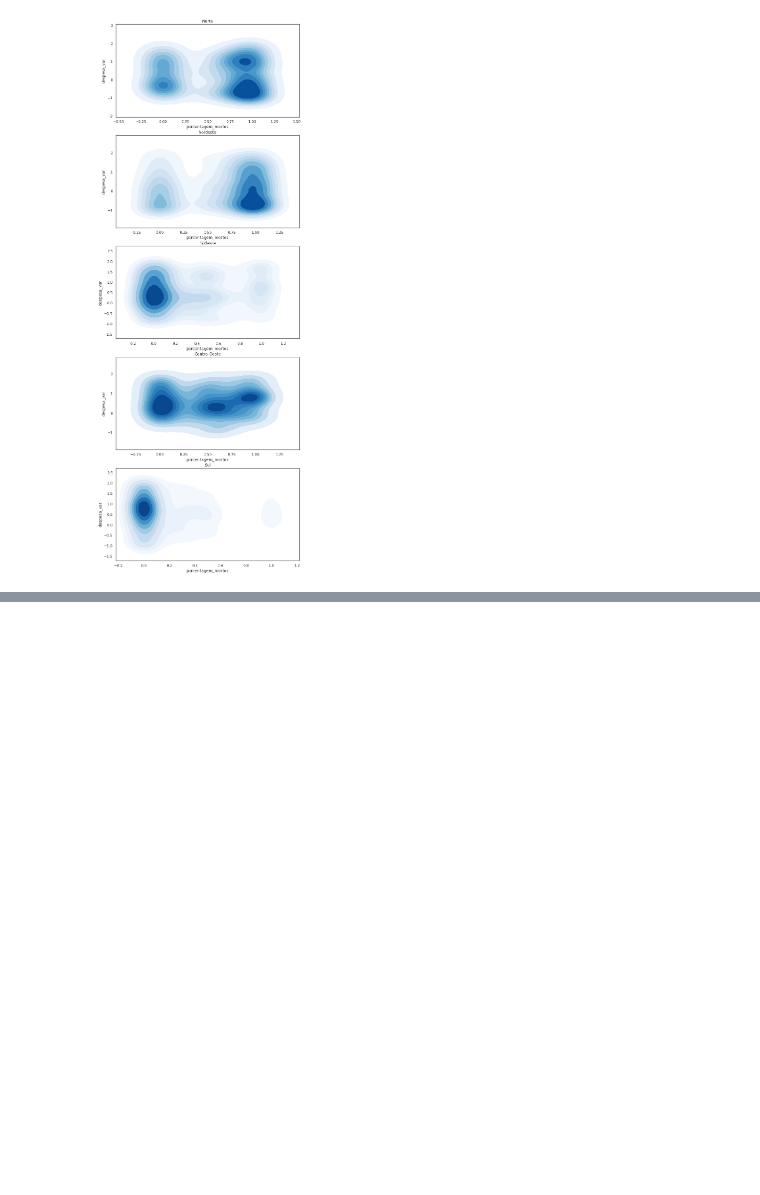
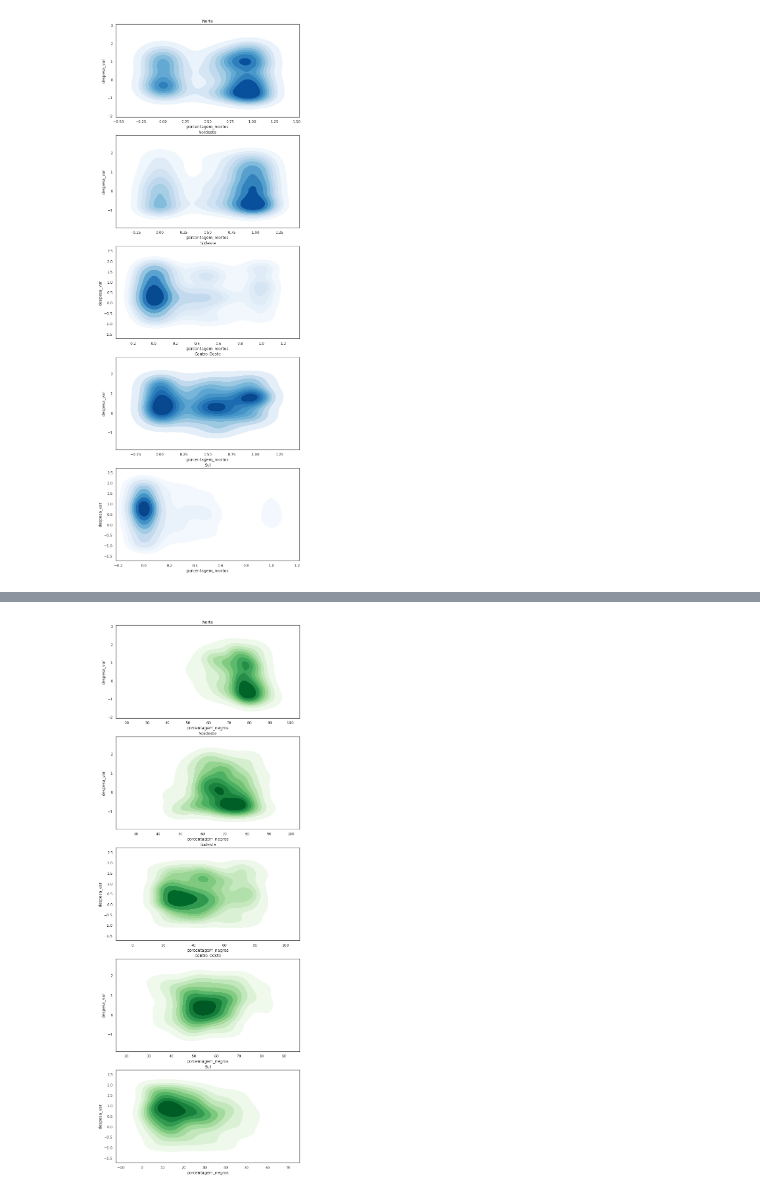
Before and after one commit to saulorcj/tarefas-analytica, a Jupyter notebook: A2/analise_dados.ipynb, the cells around one changed output, grey strips where cells are left out. Saved outputs shown, nothing was run; the diff lists cells and outputs as text; code cells hidden in the pictures; blank space fills up the shorter version.

```diff
--- a/A2/analise_dados.ipynb
+++ b/A2/analise_dados.ipynb
@@ -727,0 +743,4 @@ plt.show()
+# %%
+df_desp_negros = pd.merge(df_dif_despesas, df_negros["prop_negros"], left_index=True, right_index=True)
+df_desp_negros.rename(columns = {"variacao": "variacao_desp"}, inplace=True)
+df_desp_negros.head()
@@ -727,0 +755,13 @@ plt.show()
+# %%
+sns.set_style("white")
+f, axes = plt.subplots(5, 1, figsize=(10, 30))
+for i, regiao in enumerate(regioes):
+    prop_negros = np.array(df_desp_negros[df_desp_negros["sigla_uf"].isin(regioes[regiao])]["prop_negros"])
+    variacao_desp = np.array(df_desp_negros[df_desp_negros["sigla_uf"].isin(regioes[regiao])]["variacao_desp"])
+    sns.kdeplot(x=prop_negros, y=variacao_desp, cmap="Greens", shade=True, ax=axes[i])
+    axes[i].set_title(regiao)
+    axes[i].set_xlabel("porcentagem_negros")
+    axes[i].set_ylabel("despesa_var")
+plt.show()
+# %% [output]
+[figure, added]
```
Also changed, not shown: parts of 32 cells of this notebook.
